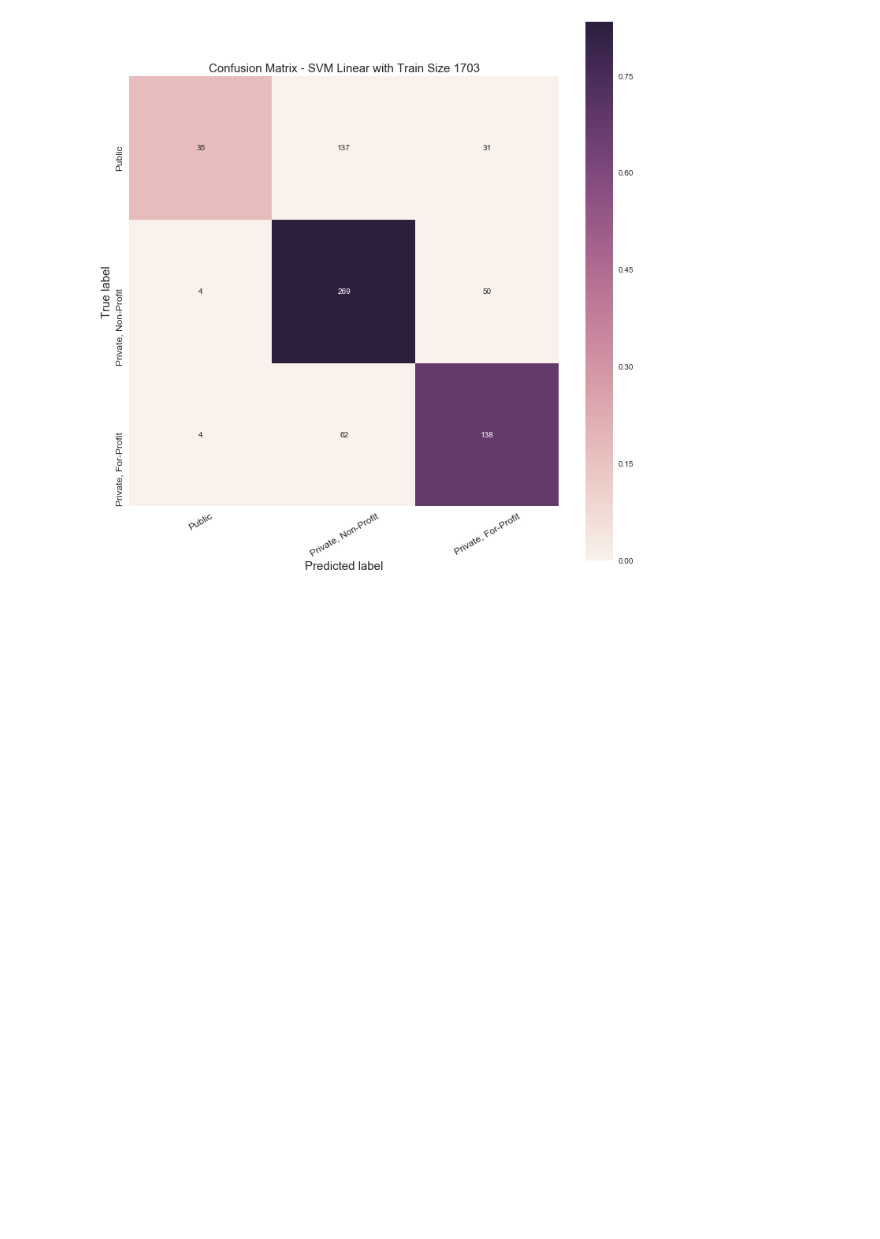
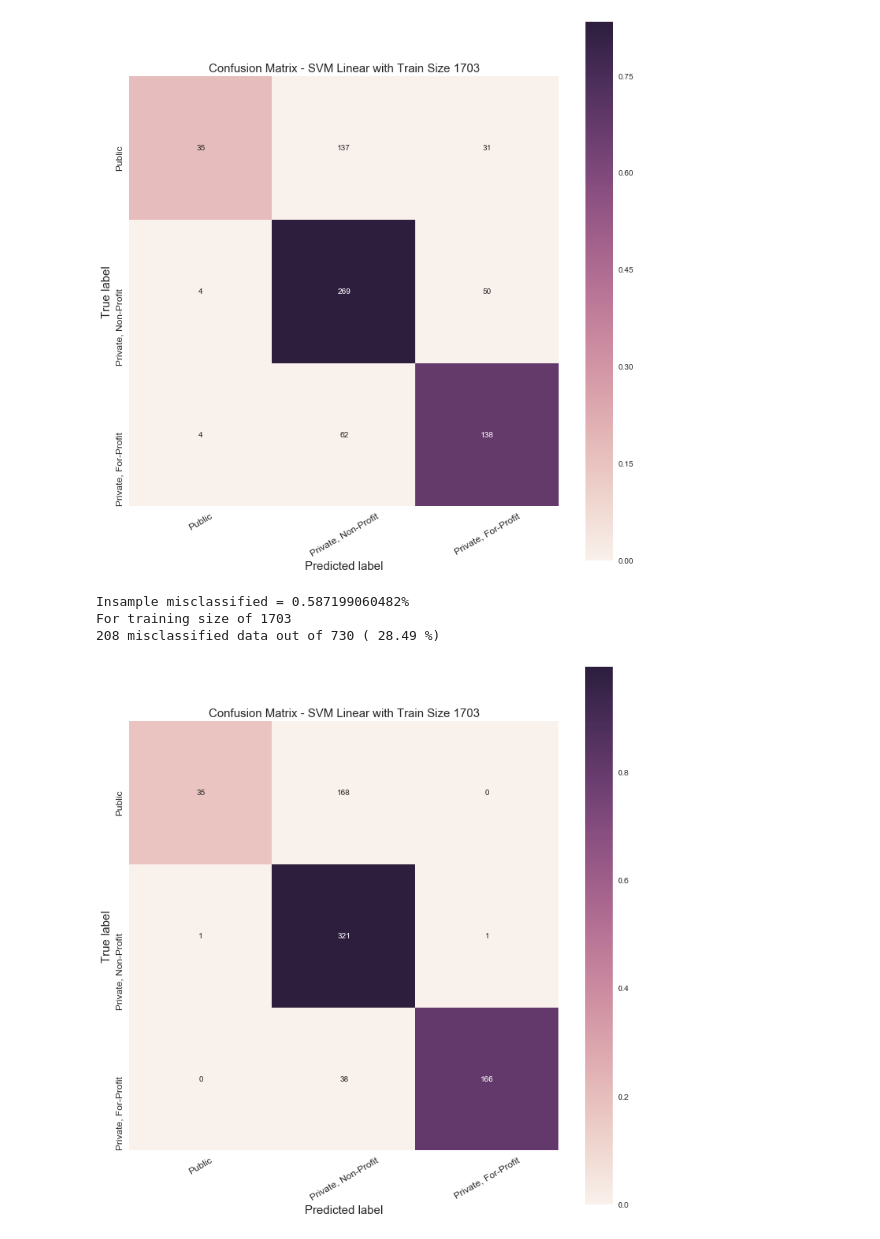
Before and after one commit to michellemho/machine_learning_for_cities, a Jupyter notebook: Assignment3/HW3.ipynb, the cells around one changed output. Drawn from its saved outputs; the diff is of its cells as text; code cells hidden in the pictures; blank space fills up the shorter version.

```diff
--- a/Assignment3/HW3.ipynb
+++ b/Assignment3/HW3.ipynb
@@ -290,3 +283,24 @@ Insample misclassified = 40.281855549%
 For training size of 1703
 288 misclassified data out of 730 ( 39.45 %)
 [figure]
+# %%
+svm_rbf = svm.SVC(kernel='rbf')
+svm_rbf.fit(X_train, Y_train)
+ypred_svm_rbf = svm_rbf.predict(X_test)
+e_svm_rbf = sum(ypred_svm_rbf != Y_test)
+insample_incorrect = sum(Y_train != svm_rbf.predict(X_train)) / Y_train.shape[0] * 100
+print 'Insample misclassified = {0}%'.format(insample_incorrect)
+
+
+print 'For training size of {0}'.format(len(X_train))
+print e_svm_rbf, "misclassified data out of", ts, "(", round(e_svm_rbf/ts, 4) * 100,"%)"
+
+conf_m = confusion_matrix(Y_test, ypred_svm_rbf)
+fig = pl.figure(figsize = (10, 10))
+plot_confusion_matrix(conf_m, classes = labels,
+                      title = 'Confusion Matrix - SVM Linear with Train Size {0}'.format(len(X_train)))
+# %% [output]
+Insample misclassified = 0.587199060482%
+For training size of 1703
+208 misclassified data out of 730 ( 28.49 %)
+[figure, added]
```
Also changed, not shown: parts of 8 cells of this notebook.
